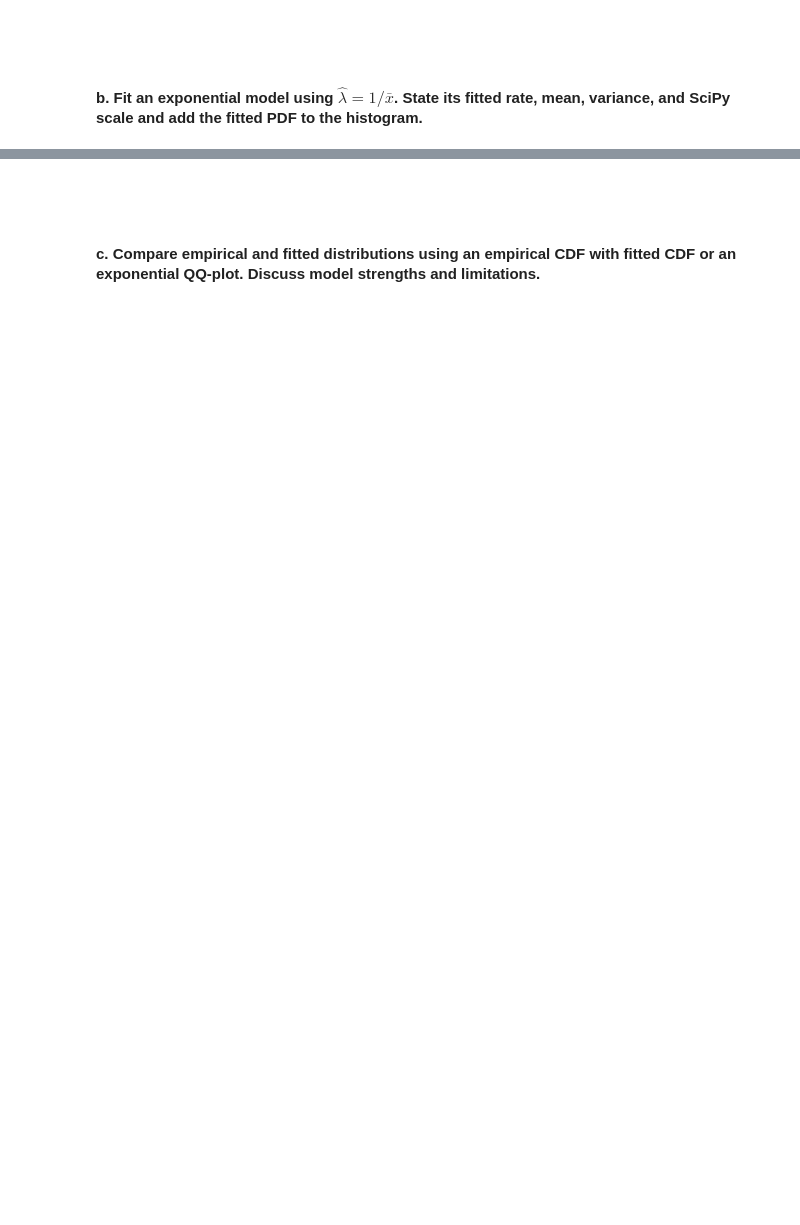
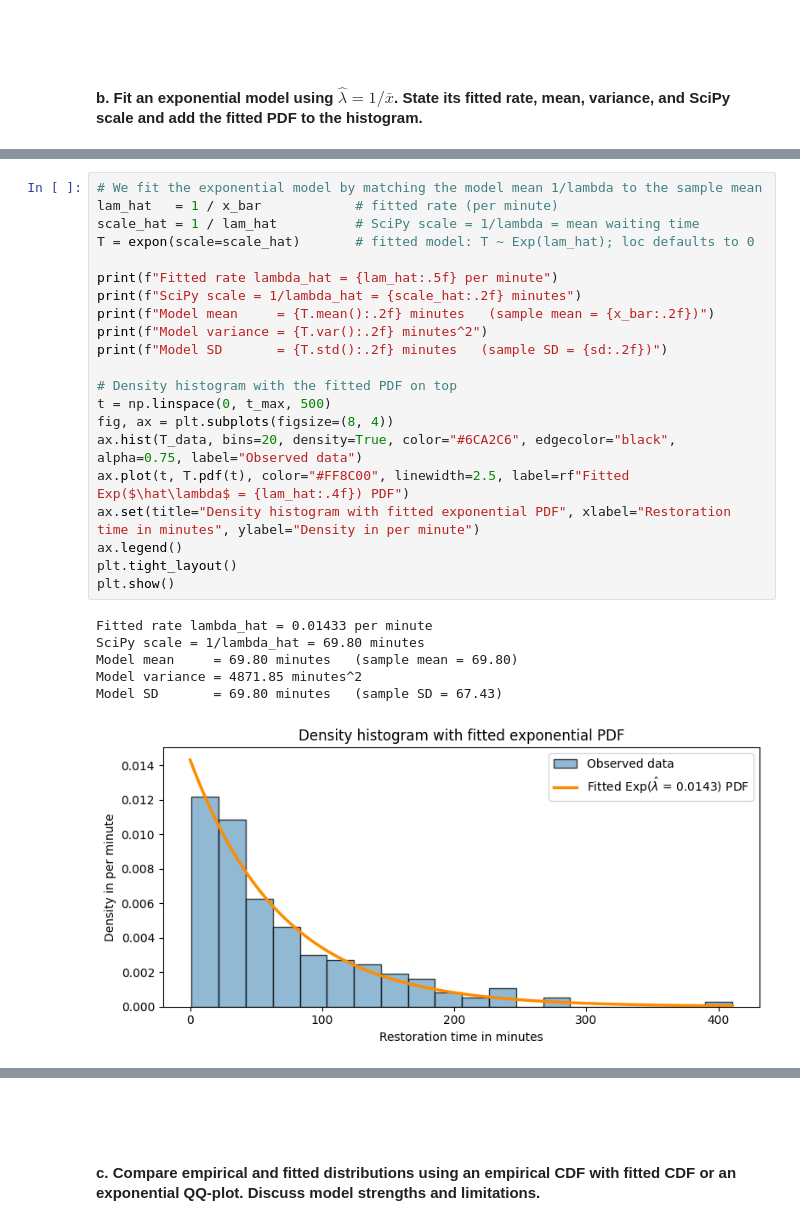
Before and after one commit to Dogmeat2000/sta1, a Jupyter notebook: assignment2/assignment2.ipynb, the cells around one changed output, grey strips where cells are left out. Saved outputs shown, nothing was run; the diff lists cells and outputs as text; blank space fills up the shorter version.

```diff
--- a/assignment2/assignment2.ipynb
+++ b/assignment2/assignment2.ipynb
@@ -763,0 +868,28 @@ The file [assignment02_service_repairs.csv](../data/assignment02_service_repairs
+# %%
+# We fit the exponential model by matching the model mean 1/lambda to the sample mean
+lam_hat   = 1 / x_bar            # fitted rate (per minute)
+scale_hat = 1 / lam_hat          # SciPy scale = 1/lambda = mean waiting time
+T = expon(scale=scale_hat)       # fitted model: T ~ Exp(lam_hat); loc defaults to 0
+
+print(f"Fitted rate lambda_hat = {lam_hat:.5f} per minute")
+print(f"SciPy scale = 1/lambda_hat = {scale_hat:.2f} minutes")
+print(f"Model mean     = {T.mean():.2f} minutes   (sample mean = {x_bar:.2f})")
+print(f"Model variance = {T.var():.2f} minutes^2")
+print(f"Model SD       = {T.std():.2f} minutes   (sample SD = {sd:.2f})")
+
+# Density histogram with the fitted PDF on top
+t = np.linspace(0, t_max, 500)
+fig, ax = plt.subplots(figsize=(8, 4))
+ax.hist(T_data, bins=20, density=True, color="#6CA2C6", edgecolor="black", alpha=0.75, label="Observed data")
+ax.plot(t, T.pdf(t), color="#FF8C00", linewidth=2.5, label=rf"Fitted Exp($\hat\lambda$ = {lam_hat:.4f}) PDF")
+ax.set(title="Density histogram with fitted exponential PDF", xlabel="Restoration time in minutes", ylabel="Density in per minute")
+ax.legend()
+plt.tight_layout()
+plt.show()
+# %% [output]
+Fitted rate lambda_hat = 0.01433 per minute
+SciPy scale = 1/lambda_hat = 69.80 minutes
+Model mean     = 69.80 minutes   (sample mean = 69.80)
+Model variance = 4871.85 minutes^2
+Model SD       = 69.80 minutes   (sample SD = 67.43)
+[figure, added]
```
Also changed, not shown: parts of 25 cells of this notebook.
